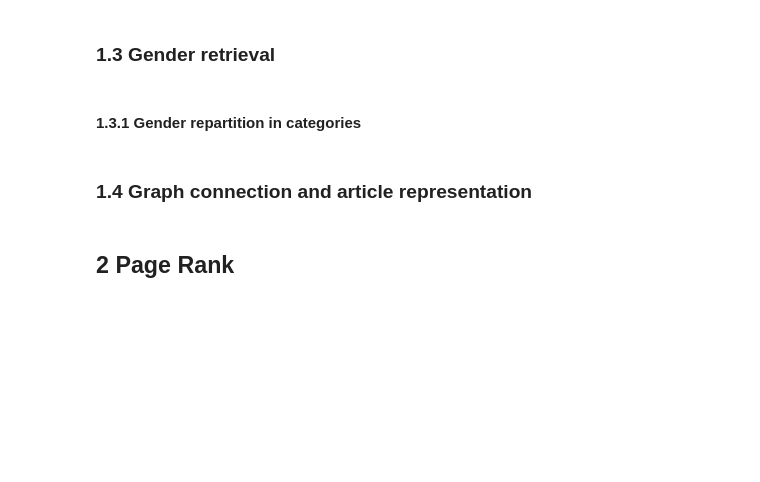
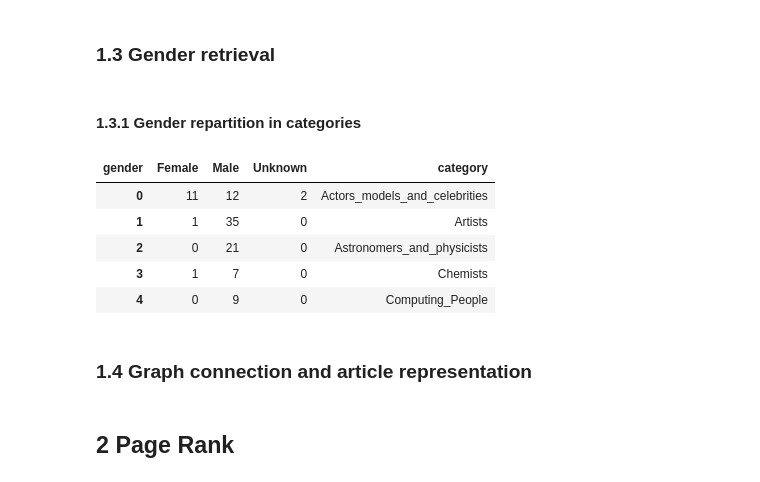
Before and after one commit to epfl-ada/ada-2023-project-ndlmada, a Jupyter notebook: final_notebook.ipynb, the cells around one changed output. Drawn from its saved outputs; the diff is of its cells as text; code cells hidden in the pictures; blank space fills up the shorter version.

```diff
--- a/final_notebook.ipynb
+++ b/final_notebook.ipynb
@@ -183,2 +201,25 @@ main_people_selection = add_all_genders(main_people_selection)
+# %%
+#to run the script from raw
+main_people_selection = add_all_genders(main_people_selection)
+
+#to download from stored file
+main_people_selection_path = 'dataset/people_selection.json'
+main_people_selection = pd.read_json(main_people_selection_path, orient = 'records', lines = True)
+main_people_selection = main_people_selection.set_index('article')
 # %% [markdown]
 #### 1.3.1 Gender repartition in categories <a id="subsection_1_3_1"></a>
+# %%
+#group all people by their gender and category into a new dataframe
+
+people_gender = pd.DataFrame(main_people_selection.groupby(['category', 'gender']).size().unstack(fill_value=0))
+people_gender.index = [cat.replace('subject.People.', '') for cat in people_gender.index]
+people_gender['category'] = people_gender.index
+people_gender = people_gender.reset_index(drop = True, names = 'index')
+people_gender.head()
+# %% [output]
+| gender | Female | Male | Unknown | category |
+| 0 | 11 | 12 | 2 | Actors_models_and_celebrities |
+| 1 | 1 | 35 | 0 | Artists |
+| 2 | 0 | 21 | 0 | Astronomers_and_physicists |
+| 3 | 1 | 7 | 0 | Chemists |
+| 4 | 0 | 9 | 0 | Computing_People |
```
Also changed, not shown: parts of 7 cells of this notebook, 1 other file.
